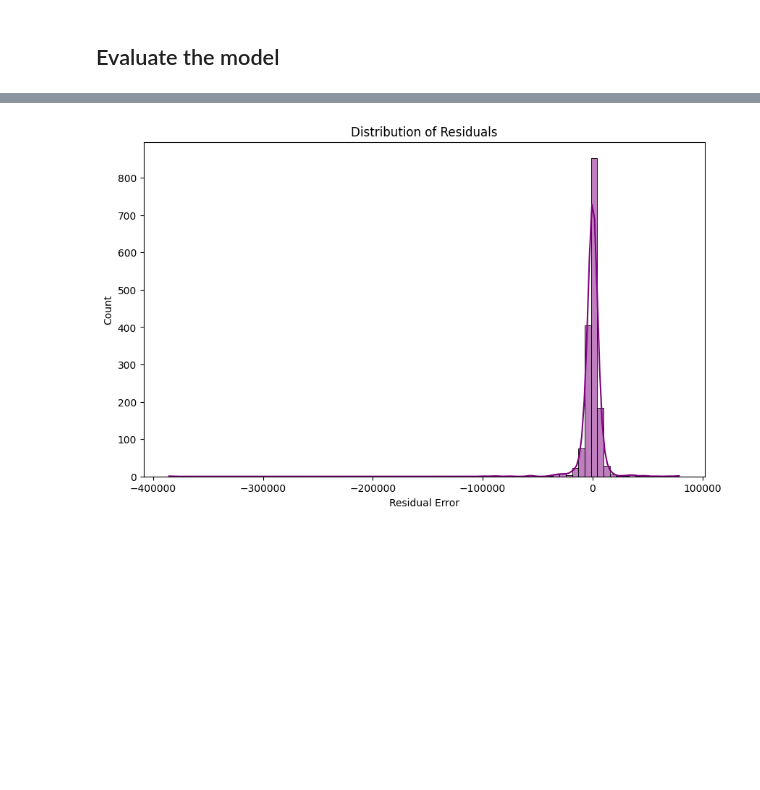
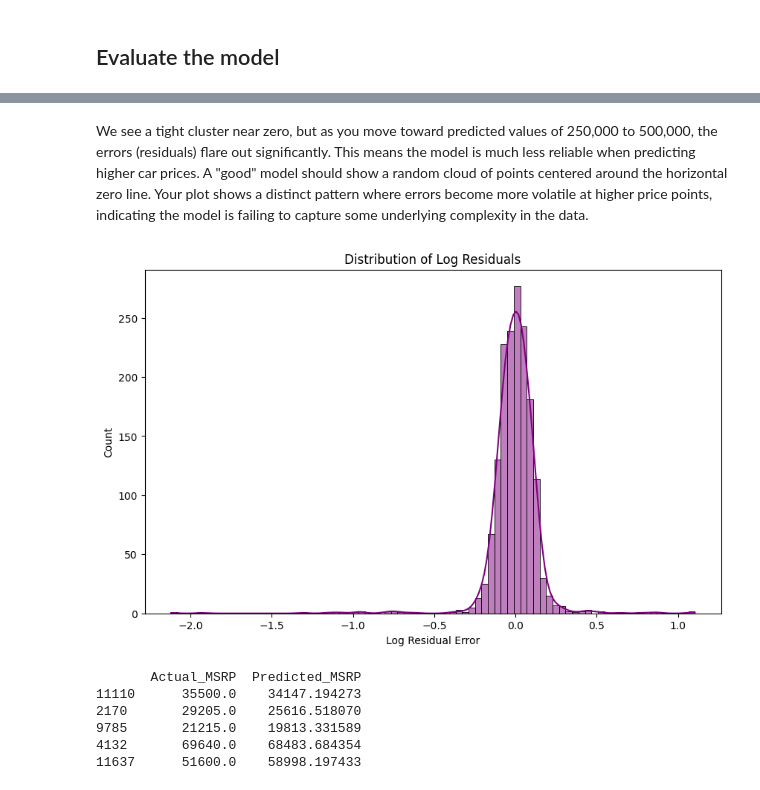
Before and after one commit to shyamgupta/ibm_ai_engineer, a Jupyter notebook: regression/CarDataSet.ipynb, the cells around one changed output, grey strips where cells are left out. Drawn from its saved outputs; the diff is of its cells as text; code cells hidden in the pictures; blank space fills up the shorter version.

```diff
--- a/regression/CarDataSet.ipynb
+++ b/regression/CarDataSet.ipynb
@@ -182,9 +191,34 @@ plt.show()
-# %%
-# Distribution of errors should be bell shaped
-plt.figure(figsize=(10, 6))
-sns.histplot(residuals, kde=True, color='purple')
-plt.title('Distribution of Residuals')
-plt.xlabel('Residual Error')
-plt.show()
-# %% [output]
-[figure, removed]
+# %% [markdown]
+We see a tight cluster near zero, but as you move toward predicted values of 250,000 to 500,000, the errors (residuals) flare out significantly. This means the model is much less reliable when predicting higher car prices. A "good" model should show a random cloud of points centered around the horizontal zero line. Your plot shows a distinct pattern where errors become more volatile at higher price points, indicating the model is failing to capture some underlying complexity in the data.
+# %%
+# 3. Distribution of Residuals on Log Scale
+plt.figure(figsize=(10, 6))
+sns.histplot(log_residuals, kde=True, color='purple')
+plt.title('Distribution of Log Residuals')
+plt.xlabel('Log Residual Error')
+plt.show()
+# %% [output]
+[figure, added]
+# %%
+# --- STEP 1: Make Predictions (Model output is on the LOG scale) ---
+y_pred_log = regressor.predict(X_test_final)
+
+# --- STEP 2: Undo Log Transformation to get actual Dollar amounts ---
+y_pred_dollars = np.expm1(y_pred_log)
+
+# --- STEP 3: (Optional) Compare with actual values in Dollars ---
+y_test_dollars = np.expm1(y_test_log)
+
+# Display a sample of the results
+results = pd.DataFrame({
+    'Actual_MSRP': y_test_dollars,
+    'Predicted_MSRP': y_pred_dollars
+})
+print(results.head())
+# %% [output]
+       Actual_MSRP  Predicted_MSRP
+11110      35500.0    34147.194273
+2170       29205.0    25616.518070
+9785       21215.0    19813.331589
+4132       69640.0    68483.684354
+11637      51600.0    58998.197433
```
Also changed, not shown: parts of 8 cells of this notebook.
